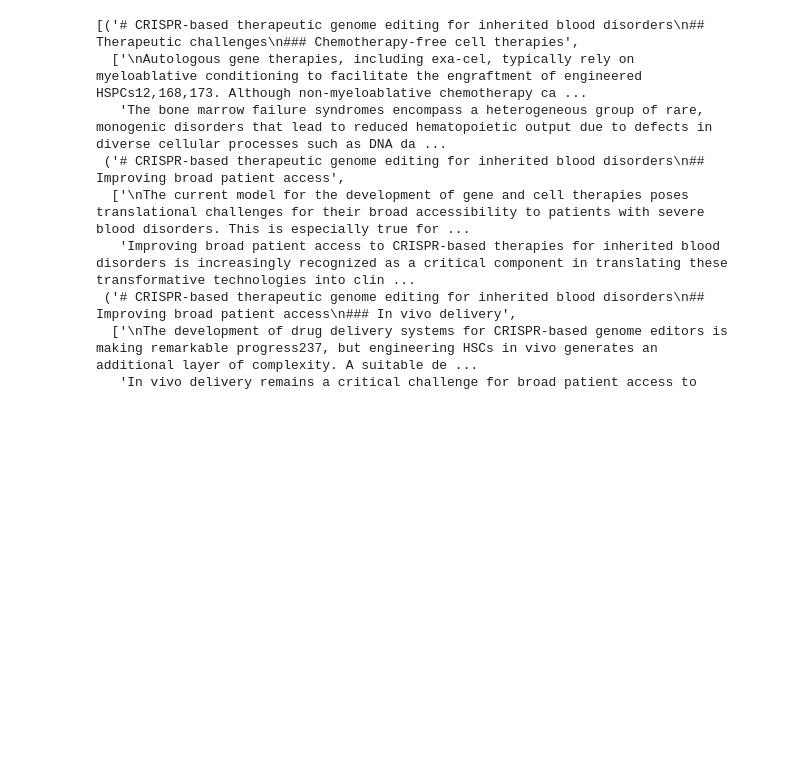
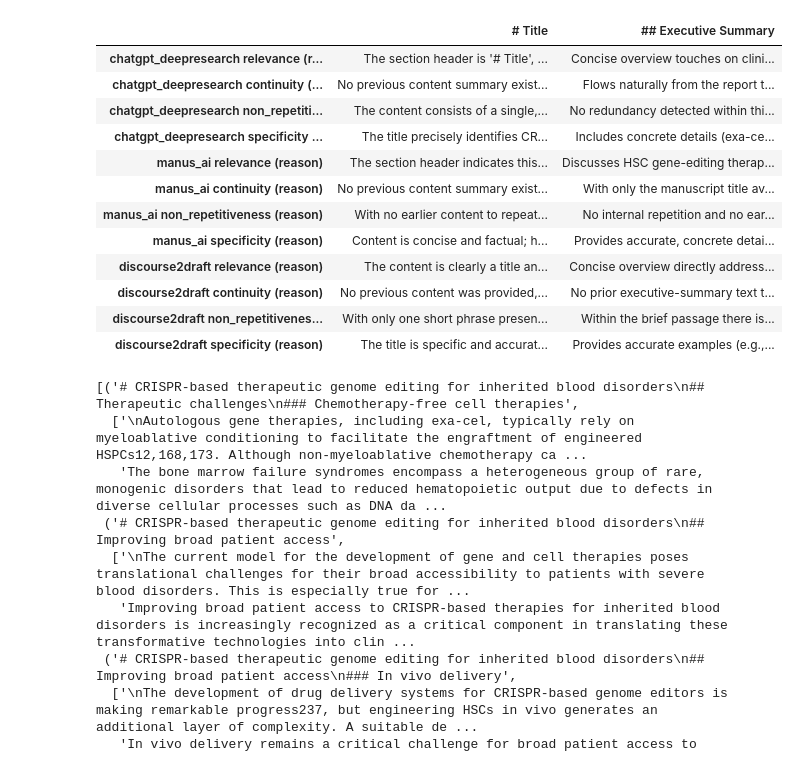
Before and after one commit to amlantalukder/Discourse2Draft, a Jupyter notebook: notebooks/evaluate.ipynb, the cells around one changed output. Cells and saved outputs as stored; diff of their text form; code cells hidden in the pictures; blank space fills up the shorter version.

```diff
--- a/notebooks/evaluate.ipynb
+++ b/notebooks/evaluate.ipynb
@@ -336,3 +323,21 @@ Processing "PFAS.md"...
+# %%
+rating_responses = pd.DataFrame(rating_responses)
+
+rating_responses.loc[rating_responses.index.str.endswith('(reason)')]
+# %% [output]
+|  | # Title | ## Executive Summary |
+| chatgpt_deepresearch relevance (r... | The section header is '# Title', ... | Concise overview touches on clini... |
+| chatgpt_deepresearch continuity (... | No previous content summary exist... | Flows naturally from the report t... |
+| chatgpt_deepresearch non_repetiti... | The content consists of a single,... | No redundancy detected within thi... |
+| chatgpt_deepresearch specificity ... | The title precisely identifies CR... | Includes concrete details (exa-ce... |
+| manus_ai relevance (reason) | The section header indicates this... | Discusses HSC gene-editing therap... |
+| manus_ai continuity (reason) | No previous content summary exist... | With only the manuscript title av... |
+| manus_ai non_repetitiveness (reason) | With no earlier content to repeat... | No internal repetition and no ear... |
+| manus_ai specificity (reason) | Content is concise and factual; h... | Provides accurate, concrete detai... |
+| discourse2draft relevance (reason) | The content is clearly a title an... | Concise overview directly address... |
+| discourse2draft continuity (reason) | No previous content was provided,... | No prior executive-summary text t... |
+| discourse2draft non_repetitivenes... | With only one short phrase presen... | Within the brief passage there is... |
+| discourse2draft specificity (reason) | The title is specific and accurat... | Provides accurate examples (e.g.,... |
 # %%
 # %% [output]
 [('# CRISPR-based therapeutic genome editing for inherited blood disorders\n## Therapeutic challenges\n### Chemotherapy-free cell therapies',
```
Also changed, not shown: parts of 8 cells of this notebook, 20 other files.
